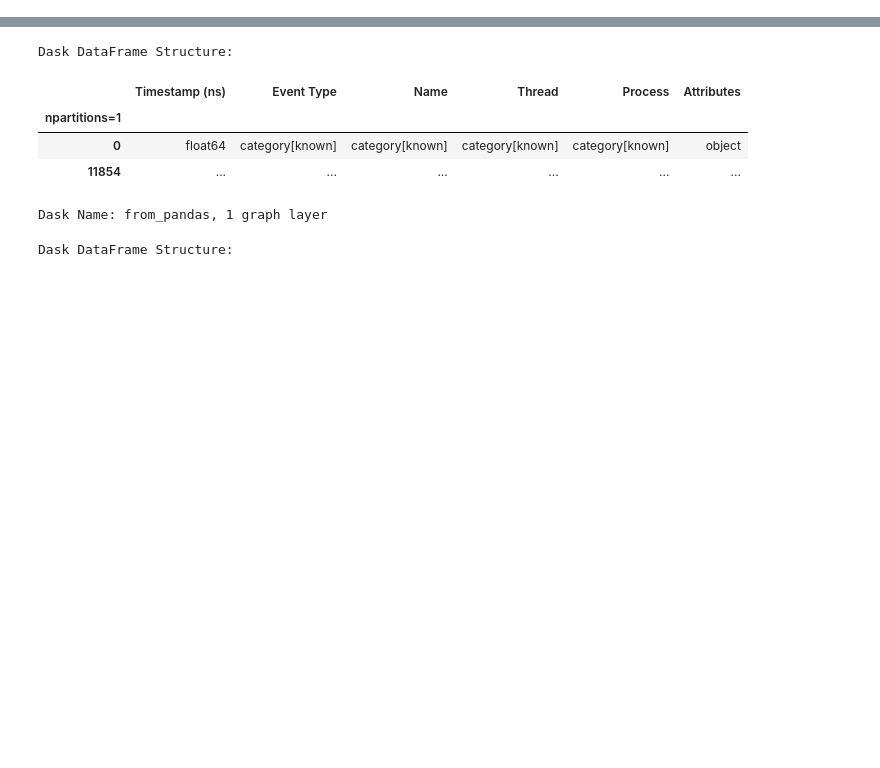
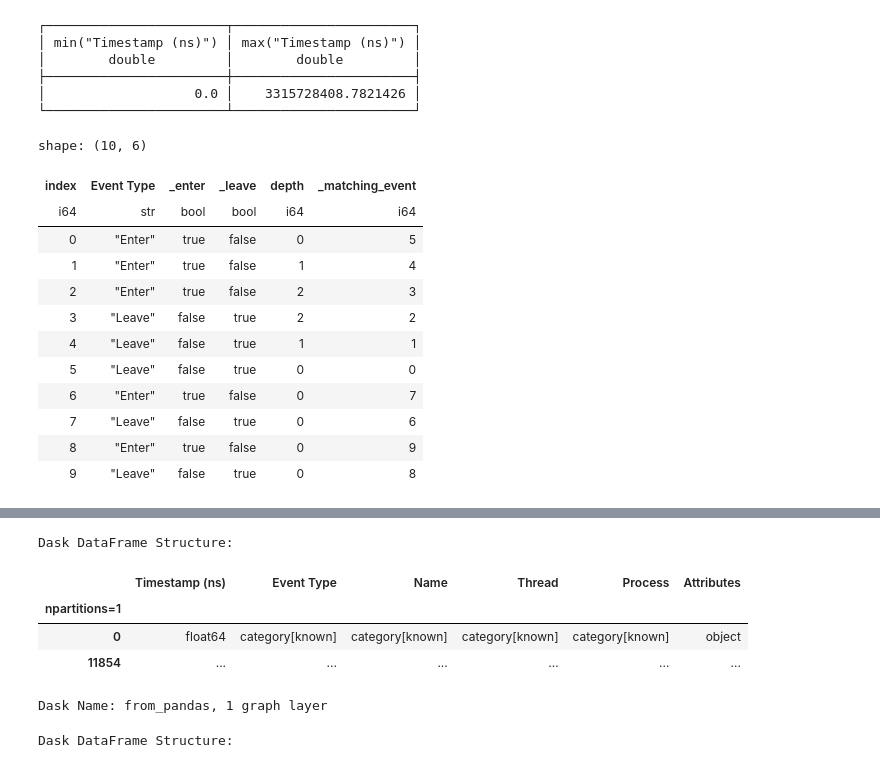
Before and after one commit to hpcgroup/pipit, a Jupyter notebook: docs/examples/dask-example.ipynb, the cells around one changed output, grey strips where cells are left out. Cells and saved outputs as stored; diff of their text form; code cells hidden in the pictures; blank space fills up the shorter version.

```diff
--- a/docs/examples/dask-example.ipynb
+++ b/docs/examples/dask-example.ipynb
@@ -18,0 +279,11 @@ import pipit as pp
+# %%
+duckdb.sql("""
+    SELECT MIN("Timestamp (ns)"), MAX("Timestamp (ns)") FROM amg_16.parquet
+""")
+# %% [output]
+┌───────────────────────┬───────────────────────┐
+│ min("Timestamp (ns)") │ max("Timestamp (ns)") │
+│        double         │        double         │
+├───────────────────────┼───────────────────────┤
+│                   0.0 │    3315728408.7821426 │
+└───────────────────────┴───────────────────────┘
@@ -18,0 +294,22 @@ import pipit as pp
+# %%
+df = df.with_columns(
+    pl.when(pl.col("Event Type") == "Enter")
+    .then(pl.col("index").shift(-1))
+    .otherwise(pl.col("index").shift(1))
+    .over("depth").alias("_matching_event")
+)
+df
+# %% [output]
+shape: (10, 6)
+| index | Event Type | _enter | _leave | depth | _matching_event |
+| i64 | str | bool | bool | i64 | i64 |
+| 0 | "Enter" | true | false | 0 | 5 |
+| 1 | "Enter" | true | false | 1 | 4 |
+| 2 | "Enter" | true | false | 2 | 3 |
+| 3 | "Leave" | false | true | 2 | 2 |
+| 4 | "Leave" | false | true | 1 | 1 |
+| 5 | "Leave" | false | true | 0 | 0 |
+| 6 | "Enter" | true | false | 0 | 7 |
+| 7 | "Leave" | false | true | 0 | 6 |
+| 8 | "Enter" | true | false | 0 | 9 |
+| 9 | "Leave" | false | true | 0 | 8 |
```
Also changed, not shown: parts of 21 cells of this notebook.
